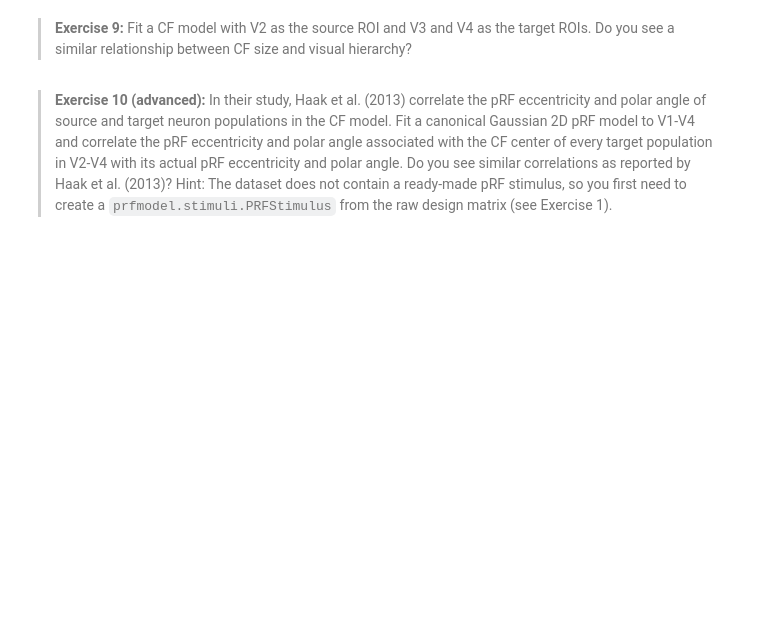
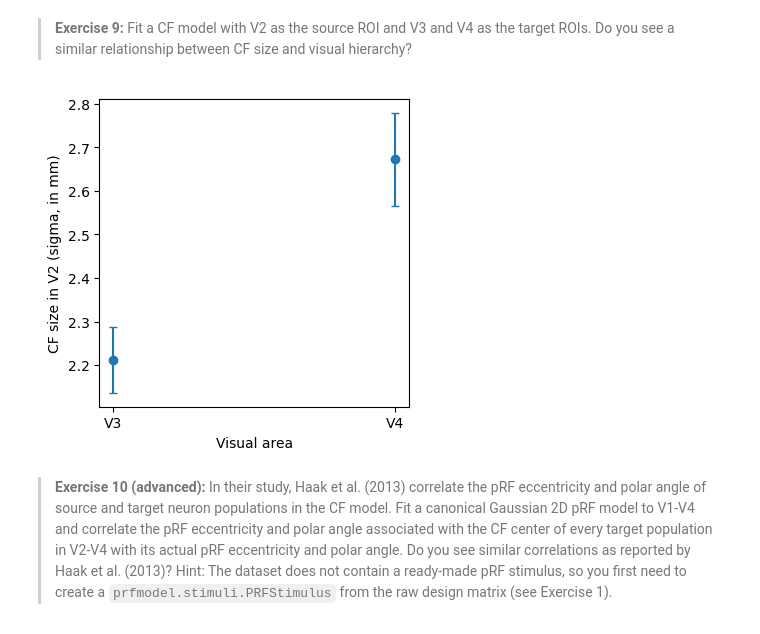
Before and after one commit to martaangelo/prf, a Jupyter notebook: notebooks/workshop/04-cf-visual-fmri.ipynb, the cells around one changed output. Drawn from its saved outputs; the diff is of its cells as text; code cells hidden in the pictures; blank space fills up the shorter version.

```diff
--- a/notebooks/workshop/04-cf-visual-fmri.ipynb
+++ b/notebooks/workshop/04-cf-visual-fmri.ipynb
@@ -897,7 +897,64 @@ Mean R-squared (z-scores): 0.7579604928211954
 # %% [markdown]
 > **Exercise 9:** Fit a CF model with V2 as the source ROI and V3 and V4 as the target ROIs. Do you see a similar relationship between CF size and visual hierarchy?
 # %%
-# Your code goes here
+# calculate distance matrix and the source response for the V2 vertices
+label_v2 = visual_area_labels["V2"]
+is_v2 = atlas_labels == label_v2
+
+v2_indices_left = np.where(surface.atlas["left"] == label_v2)[0]
+v2_indices_right = np.where(surface.atlas["right"] == label_v2)[0]
+
+distance_matrix_v2_left = calculate_distance_matrix(surface.files["wm_lh"], v2_indices_left)
+distance_matrix_v2_right = calculate_distance_matrix(surface.files["wm_rh"], v2_indices_right)
+
+num_left_v2, num_right_v2 = len(v2_indices_left), len(v2_indices_right)
+distance_matrix_v2 = np.block([
+    [distance_matrix_v2_left, np.full((num_left_v2, num_right_v2), np.inf)],
+    [np.full((num_right_v2, num_left_v2), np.inf), distance_matrix_v2_right],
+])
+
+stimulus_v2 = CFStimulus(distance_matrix=distance_matrix_v2, source_response=response_psc[is_v2])
+# %%
+#fit the model to the valid vertices in V3 and V4 with a grid that contains every V2 vertex as a CF center
+is_target_v2 = np.isin(visual_area_valid, ["V3", "V4"])
+
+grid_param_ranges_v2 = grid_param_ranges | {"center_index": np.arange(len(distance_matrix_v2))}
+
+_, grid_params_v2 = GridFitter(model=cf_model, stimulus=stimulus_v2, compile_step=True).fit(
+    data=response_valid[is_target_v2],
+    parameter_values=grid_param_ranges_v2,
+    batch_size=20,
+)
+
+_, ls_params_v2 = LeastSquaresFitter(model=cf_model, stimulus=stimulus_v2).fit(
+    data=response_valid[is_target_v2],
+    parameters=grid_params_v2,
+    slope_name="amplitude",
+    intercept_name="baseline",
+    batch_size=200,
+)
+
+r_squared_v2 = calculate_r_squared(
+    response_valid[is_target_v2], np.asarray(predict_batched(stimulus_v2, ls_params_v2, batch_size=200)),
+)
+
+# Same selection criteria as with V1 as the source ROI
+is_selected_v2 = (r_squared_v2 > r_squared_threshold) & ~np.isclose(
+    ls_params_v2["sigma"], np.max(grid_param_ranges_v2["sigma"]),
+)
+
+plot_parameter_by_roi(
+    ls_params_v2[is_selected_v2],
+    "sigma",
+    visual_area_valid[is_target_v2][is_selected_v2],
+    order=["V3", "V4"],
+    error="sem",
+    xlabel="Visual area",
+    ylabel="CF size in V2 (sigma, in mm)",
+    figsize=(4, 4),
+);
+# %% [output]
+[figure, added]
 # %% [markdown]
 > **Exercise 10 (advanced):** In their study, Haak et al. (2013) correlate the pRF eccentricity and polar angle of source and target neuron populations in the CF model. Fit a canonical Gaussian 2D pRF model to V1-V4 and correlate the pRF eccentricity and polar angle associated with the CF center of every target population in V2-V4 with its actual pRF eccentricity and polar angle. Do you see similar correlations as reported by Haak et al. (2013)? Hint: The dataset does not contain a ready-made pRF stimulus, so you first need to create a `prfmodel.stimuli.PRFStimulus` from the raw design matrix (see Exercise 1).
 # %%
```
Also changed, not shown: parts of 3 cells of this notebook.
